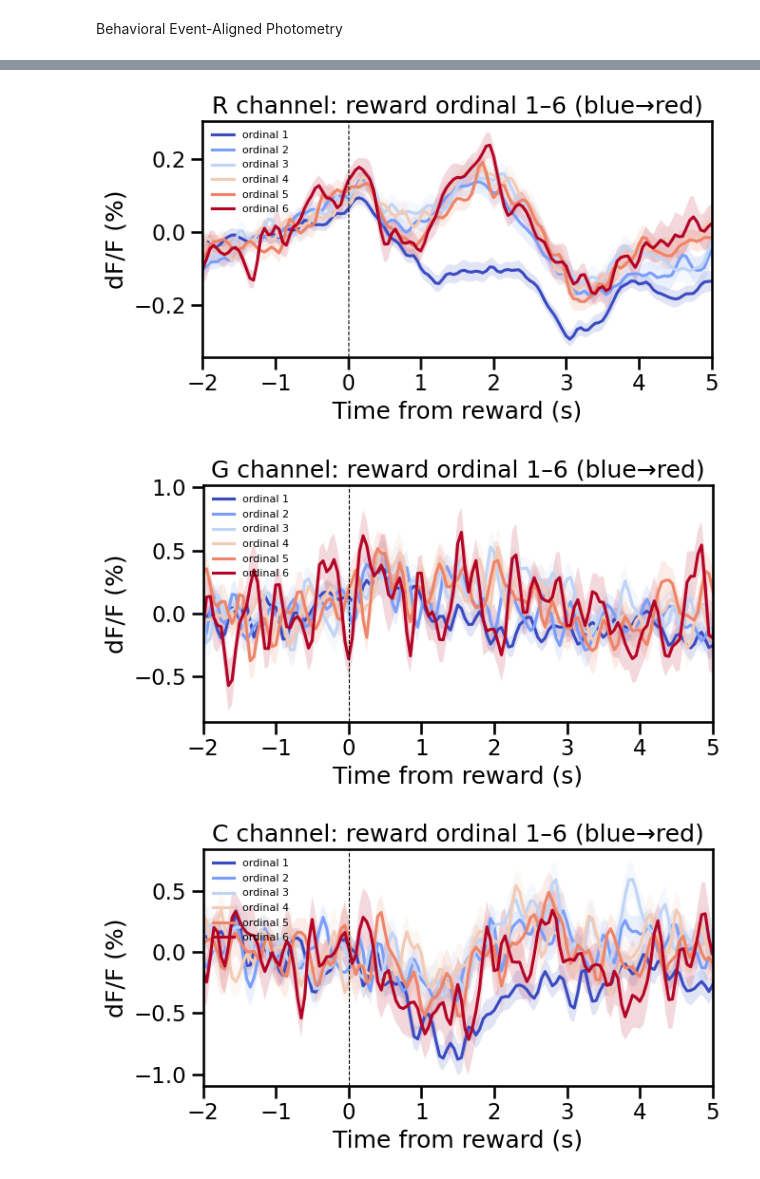
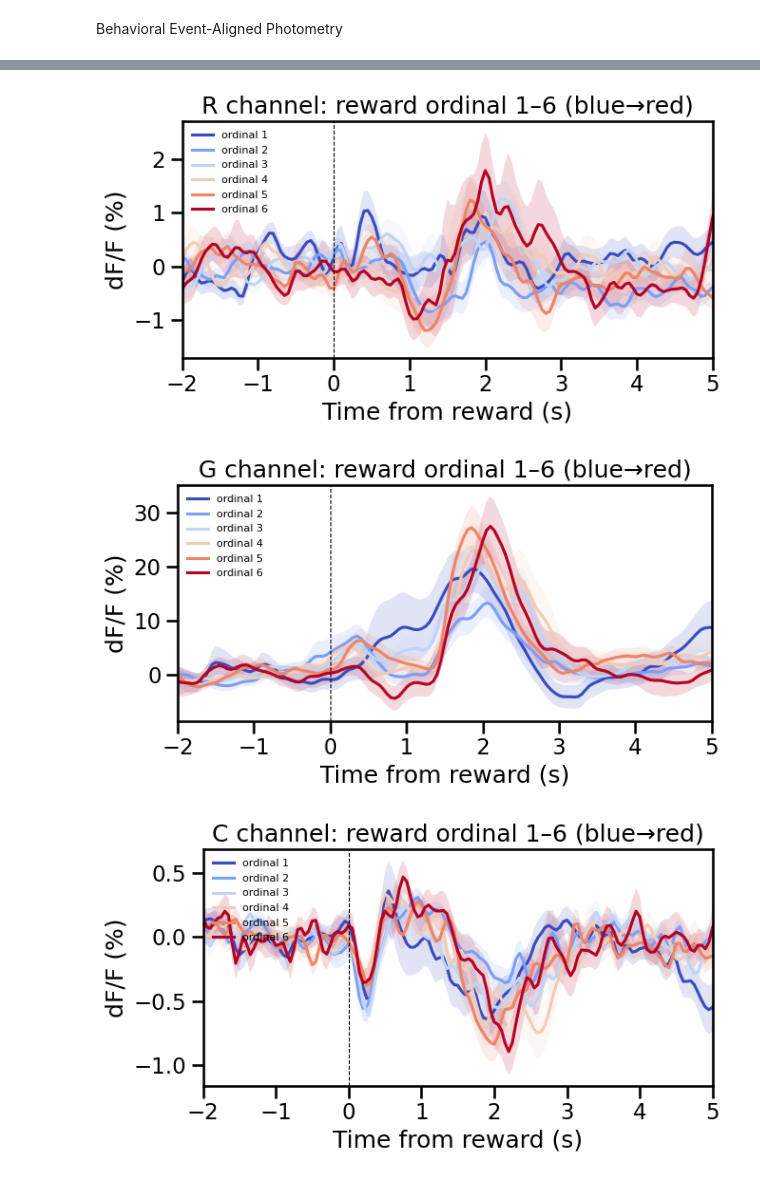
Before and after one commit to jasonyslee/Aind.Behavior.VrForaging.Analysis, a Jupyter notebook: notebooks/BehaviorAnalysis/General/evaluate_behavior_with_FIP_v4.ipynb, the cells around one changed output, grey strips where cells are left out. Saved outputs shown, nothing was run; the diff lists cells and outputs as text; code cells hidden in the pictures.

```diff
--- a/notebooks/BehaviorAnalysis/General/evaluate_behavior_with_FIP_v4.ipynb
+++ b/notebooks/BehaviorAnalysis/General/evaluate_behavior_with_FIP_v4.ipynb
@@ -80,7 +80,7 @@ from pathlib import Path
 
 #session_path = Path(r"Y:\vr-foraging\data\788731\788731_2025-12-19T234013Z")
 #session_path = Path(r"Y:\vr-foraging\data\788731\788731_2025-12-17T232028Z")
-#session_path = Path(r"Y:\vr-foraging\data\788731\788731_2025-12-15T231441Z")
+session_path = Path(r"Y:\vr-foraging\data\788731\788731_2025-12-15T231441Z")
 #session_path = Path(r"Y:\vr-foraging\data\788731\788731_2025-12-12T231442Z")
 #session_path = Path(r"Y:\vr-foraging\data\788731\788731_2025-12-11T194307Z")
 #session_path = Path(r"Y:\vr-foraging\data\788731\788731_2025-12-10T235940Z")
@@ -98,7 +98,7 @@ from pathlib import Path
 # session_path = Path(r"Y:\vr-foraging\data\804430\804430_2025-11-25T232029Z")
 # session_path = Path(r"Y:\vr-foraging\data\804430\804430_2025-11-26T234133Z")
 
-session_path = Path(r"Y:\vr-foraging\data\804434\804434_2025-11-22T000144Z")
+# session_path = Path(r"Y:\vr-foraging\data\804434\804434_2025-11-22T000144Z")
 # session_path = Path(r"Y:\vr-foraging\data\804434\804434_2025-11-25T004352Z")
 # session_path = Path(r"Y:\vr-foraging\data\804434\804434_2025-11-26T001812Z")
 # session_path = Path(r"Y:\vr-foraging\data\804434\804434_2025-11-27T003255Z")
@@ -663,6 +668,12 @@ ALIGNMENT_CFG = {
         "xlabel": "Time from site leave (s)",    # tweak as needed
         "title_prefix": "Site leave",
     },
+    "RewardOnset": {
+        "epoch_label": "OdorSite",  # we still use OdorSite rows, but align to reward_onset_time
+        "xlabel": "Time from reward onset (s)",
+        "title_prefix": "Reward onset",
+    }
+
 }
 
 REWARD_CFG = {
@@ -680,13 +691,13 @@ REWARD_CFG = {
 SUBJECT_CFG = {
     788731: {
         "Left": {
-            "roi_idx": 0,
+            "roi_col": 0,
             "fiber_idx": 0,
             "R_label": "NAc mShell GRAB-rAch1.7",
             "G_label": "NAc mShell dLight3.8",
         },
         "Right": {
-            "roi_idx": 1,
+            "roi_col": 1,
             "fiber_idx": 1,
             "R_label": "NAc mShell GRAB-rDA",
             "G_label": "NAc mShell GRAB-5HT3",
@@ -694,13 +705,13 @@ SUBJECT_CFG = {
     },
     810351: {
         "Left": {
-            "roi_idx": 0,
+            "roi_col": 0,
             "fiber_idx": 0,
             "R_label": "NAc mShell r5HT2.0",
             "G_label": "VTA→NAc mShell jGCaMP8s",
         },
         "Right": {
-            "roi_idx": 1,
+            "roi_col": 1,
             "fiber_idx": 1,
             "R_label": "NAc mShell r5HT2.0",
             "G_label": "VTA→NAc mShell jGCaMP8s",
@@ -708,13 +719,13 @@ SUBJECT_CFG = {
     },
     804430: {
         "Left": {
-            "roi_idx": 0,
+            "roi_col": 0,
             "fiber_idx": 0,
             "R_label": "ORBl rHT2.0",
             "G_label": "DRN->ORBl jGCaMP8s",
         },
         "Right": {
-            "roi_idx": 1,
+            "roi_col": 1,
             "fiber_idx": 1,
             "R_label": "ORBm rHT2.0",
             "G_label": "DRN->ORBm jGCaMP8s",
@@ -722,13 +733,13 @@ SUBJECT_CFG = {
     },
     804434: {
         "Left": {
-            "roi_idx": 0,
+            "roi_col": 0,
             "fiber_idx": 0,
             "R_label": "ORBl rHT2.0",
             "G_label": "DRN->ORBl jGCaMP8s",
         },
         "Right": {
-            "roi_idx": 1,
+            "roi_col": 1,
             "fiber_idx": 1,
             "R_label": "ORBm rHT2.0",
             "G_label": "DRN->ORBm jGCaMP8s",
@@ -1046,7 +1075,6 @@ def plot_photometry_psth(
     Ctrl_dF_F,
     G_dF_F,
     R_dF_F,
-    Roi2Vis,
     *,
     alignment="OdorSite",      # 'OdorSite', 'InterPatch', 'InterSite'
     is_reward=True,            # True / False
@@ -1075,7 +1103,7 @@ def plot_photometry_psth(
     reward_cfg = REWARD_CFG[is_reward]
     subj_cfg   = SUBJECT_CFG[subject][hemisphere]
 
-    roi_idx   = subj_cfg["roi_idx"]
+    roi_col  = subj_cfg["roi_col"]
     fiber_idx = subj_cfg["fiber_idx"]
 
     # ---- timestamps & start frames ----
@@ -1087,8 +1115,8 @@ def plot_photometry_psth(
         Ctrl_dF_F,
         G_dF_F,
         R_dF_F,
-        Roi2Vis[roi_idx],
-        startFrames,
+        roi_cols=[roi_col],
+        stim_frames=startFrames,
         preW=preW,
         postW=postW,
         fs=fs,
@@ -1202,7 +1230,6 @@ for k in [1, 2, 3, 4, 5, 6]:
         Ctrl_dF_F,
         G_dF_F,
         R_dF_F,
-        Roi2Vis,
         alignment="OdorSite",
         is_reward=True,
         subject=subject_ID,        # <-- set yours
@@ -1281,3 +1308,3 @@ ordinal 6: n_events = 10
-[figure, old version]
+[figure, new version]
-[figure, old version]
+[figure, new version]
-[figure, old version]
+[figure, new version]
```
Also changed, not shown: parts of 12 cells of this notebook, 7 other files.
